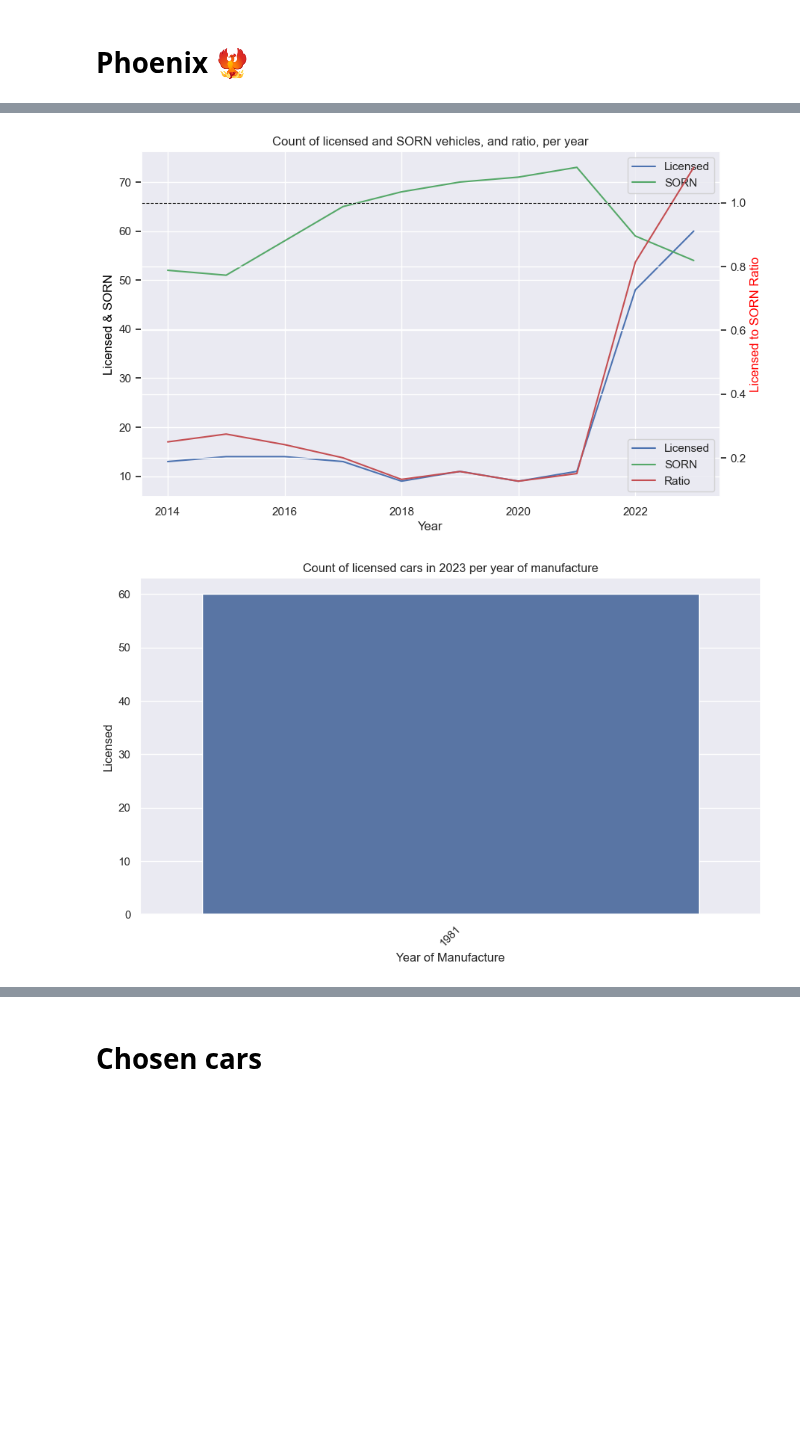
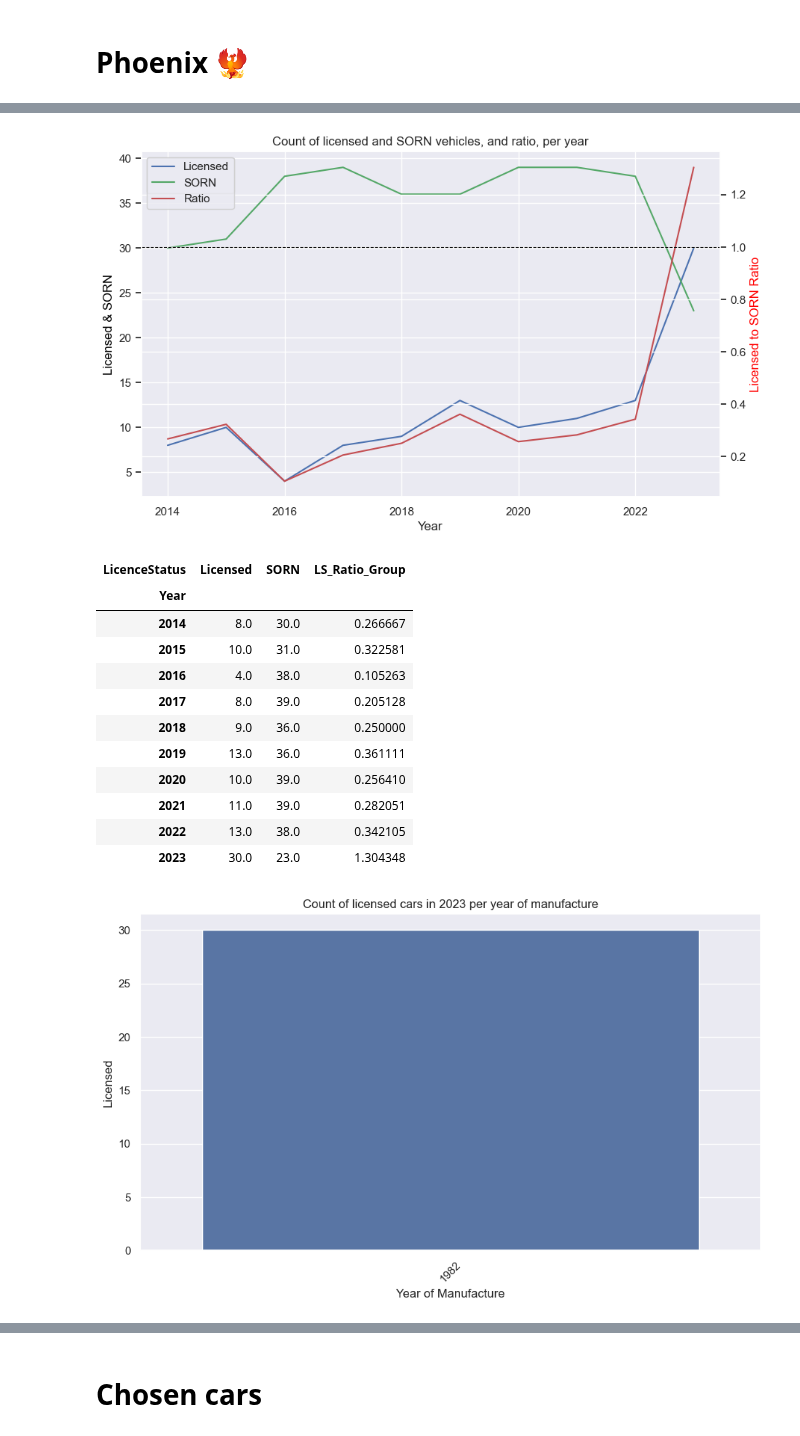
Before and after one commit to jamesdeluk/data-projects, a Jupyter notebook: Projects/dvla-vehicle-statistics/dvla-vehicle-statistics.ipynb, the cells around one changed output, grey strips where cells are left out. Saved outputs shown, nothing was run; the diff lists cells and outputs as text; code cells hidden in the pictures; blank space fills up the shorter version.

```diff
--- a/Projects/dvla-vehicle-statistics/dvla-vehicle-statistics.ipynb
+++ b/Projects/dvla-vehicle-statistics/dvla-vehicle-statistics.ipynb
@@ -338,9 +327,9 @@ phoenix_data = data_pivot[(data_pivot['YearManufacture'] < 2000) & (data_pivot['
 # %%
 switch = 1  # set to 1 to enable, set to 0 to disable
 min_licensed_lt = 999999  # set very high to "deactivate"
-now_licensed_gt = 400  # set to 0 to "deactivate"
-now_licensed_lt = 2000  # set very high to "deactivate"
-ls_ratio_multiplier = 0  # set to 0 to "deactivate"
+now_licensed_gt = 20  # set to 0 to "deactivate"
+now_licensed_lt = 999999  # set very high to "deactivate"
+ls_ratio_multiplier = 3  # set to 0 to "deactivate"
 ls_ratio_lt = 99999  # set very high to "deactivate"
 ls_ratio_gt = 0  # set to 0 to "deactivate"
 ls_ratio_2023_gt = 0  # set to 0 to "deactivate"
@@ -385,5 +360,5 @@ for (make, genmodel, model, yearmanufacture), model_data in phoenix_data[['Make'
 # %%
-search_phrase = r'TALBOT / TALBOT SUNBEAM / SUNBEAM LOTUS / 1981'
+search_phrase = r'LOTUS / LOTUS ESPRIT / ESPRIT TURBO / 1982'
 phoenix_car = next((item for item in phoenixes if search_phrase in item), None)[search_phrase]
 display(phoenix_car)
 plots(phoenix_car)
@@ -402,2 +377,14 @@ plots(phoenix_car)
-[figure, old version]
+[figure, new version]
+| LicenceStatus | Licensed | SORN | LS_Ratio_Group |
+| Year |  |  |  |
+| 2014 | 8.0 | 30.0 | 0.266667 |
+| 2015 | 10.0 | 31.0 | 0.322581 |
+| 2016 | 4.0 | 38.0 | 0.105263 |
+| 2017 | 8.0 | 39.0 | 0.205128 |
+| 2018 | 9.0 | 36.0 | 0.250000 |
+| 2019 | 13.0 | 36.0 | 0.361111 |
+| 2020 | 10.0 | 39.0 | 0.256410 |
+| 2021 | 11.0 | 39.0 | 0.282051 |
+| 2022 | 13.0 | 38.0 | 0.342105 |
+| 2023 | 30.0 | 23.0 | 1.304348 |
 [figure]
```
Also changed, not shown: parts of 5 cells of this notebook.
